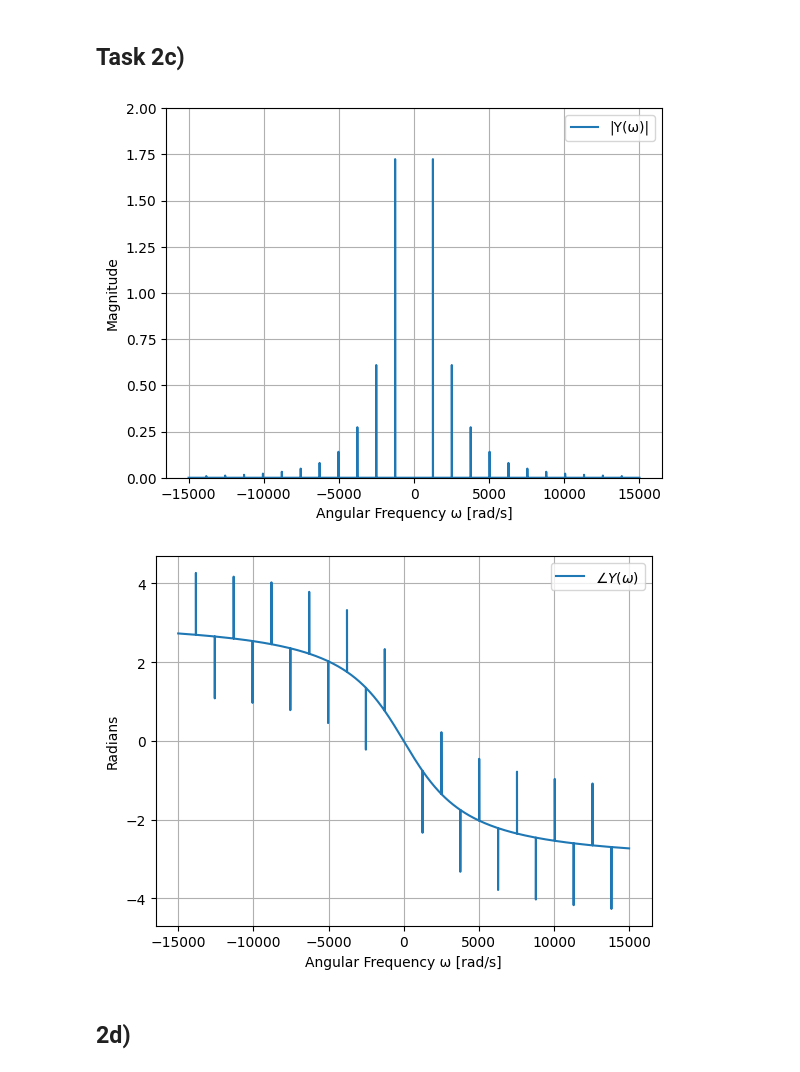
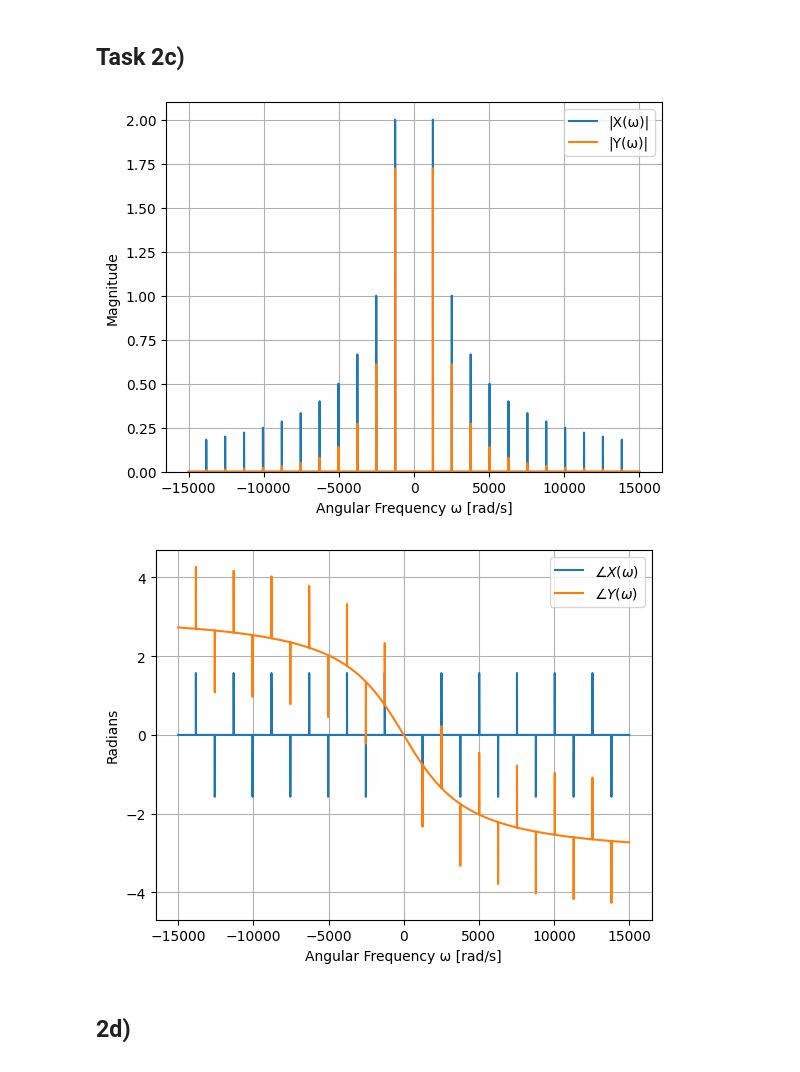
Before and after one commit to OliverHansson/Sigtrans_assignments, a Jupyter notebook: Assignment2/Assignment2.ipynb, the cells around one changed output. Cells and saved outputs as stored; diff of their text form; code cells hidden in the pictures.

```diff
--- a/Assignment2/Assignment2.ipynb
+++ b/Assignment2/Assignment2.ipynb
@@ -101,30 +101,37 @@ plt.show()
 ## Task 2c)
 # %%
 # Plot the magnitude response
+X_angle = np.angle(X_omega)
+Y_angle = np.zeros_like(X_angle)
+
 Y_mag = np.abs(X_omega) * np.abs(H)
-Y_angle = np.angle(X_omega) + np.angle(H)
+Y_angle[X_angle != 0] = X_angle[X_angle!= 0] + np.angle(H)[X_angle != 0]
 
 fig, ax1 = plt.subplots()
 fig, ax2 = plt.subplots()
 
+
+ax1.plot(omega, np.abs(X_omega), label='|X(ω)|')
 ax1.plot(omega, Y_mag, label='|Y(ω)|')
 ax1.set_xlabel('Angular Frequency ω [rad/s]')
 ax1.set_ylabel('Magnitude')
-ax1.set_ylim(0, 2)     # Set y-axis limits
+ax1.set_ylim(0, 2.1)     # Set y-axis limits
 ax1.legend(loc='upper right')       # Add legend
 ax1.grid(True)                      # Turn on the grid
 
 # Plot the phase response
+
+ax2.plot(omega, np.angle(X_omega), label=r"$\angle X(ω)$")
 ax2.plot(omega, Y_angle, label=r"$\angle Y(ω)$")
 ax2.set_xlabel('Angular Frequency ω [rad/s]')
 ax2.set_ylabel("Radians")
 ax2.legend(loc='upper right')       # Add legend
 ax2.grid(True)                      # Turn on the grid
 
 plt.show()
 # %% [output]
-[figure, old version]
+[figure, new version]
-[figure, old version]
+[figure, new version]
 # %% [markdown]
 ## 2d)
 # %%
```
Also changed, not shown: parts of 3 cells of this notebook, 6 other files.
